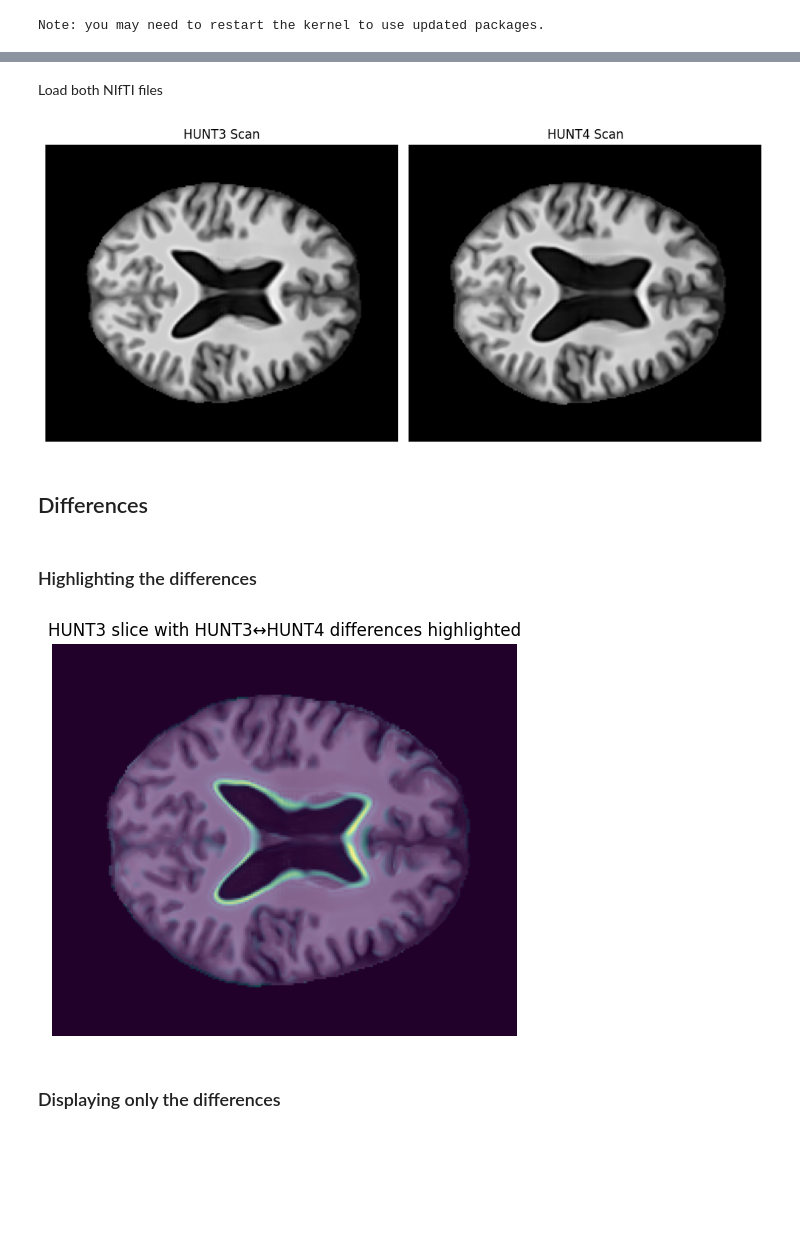
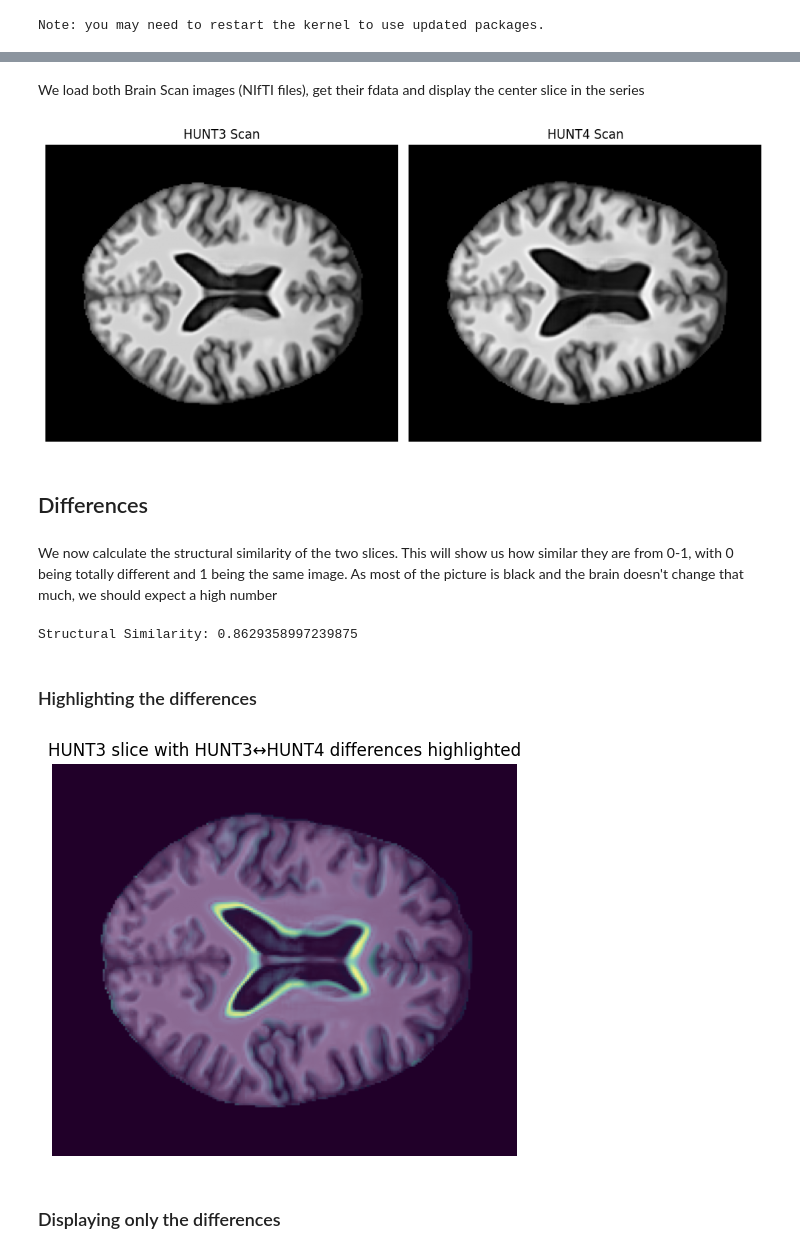
Before and after one commit to flippi321/NTNU-Master-Forprosjekt, a Jupyter notebook: HUNT-DATA-GATHERING/differences.ipynb, the cells around one changed output, grey strips where cells are left out. Saved outputs shown, nothing was run; the diff lists cells and outputs as text; code cells hidden in the pictures; blank space fills up the shorter version.

Commit message:
Added structural_similarity to compare photos

```diff
--- a/HUNT-DATA-GATHERING/differences.ipynb
+++ b/HUNT-DATA-GATHERING/differences.ipynb
@@ -30,52 +35,55 @@ Entry to open: 02460
 # %% [markdown]
-Load both NIfTI files
+We load both Brain Scan images (NIfTI files), get their fdata and display the center slice in the series
 # %%
 hunt3_img = nib.load(os.path.join(hunt_path, hunts[0], entry, entry+'_0_T1_PREP_MNI.nii.gz'))
 hunt3_data = hunt3_img.get_fdata()
 
 hunt4_img = nib.load(os.path.join(hunt_path, hunts[1], entry, entry+'_1_T1_PREP_MNI.nii.gz'))
 hunt4_data = hunt4_img.get_fdata()
 
 # Create figure with 1 row and 2 columns
 fig, axs = plt.subplots(1, 2, figsize=(10, 5))
 
 # Show HUNT3 image
-axs[0].imshow(hunt3_data[:, :, hunt3_data.shape[2] // 2], cmap='gray')
+h3_slice = hunt3_data[:, :, hunt3_data.shape[2] // 2]
+axs[0].imshow(h3_slice, cmap='gray')
 axs[0].set_title('HUNT3 Scan')
 axs[0].axis('off')
 
 # Show HUNT4 image
-axs[1].imshow(hunt4_data[:, :, hunt4_data.shape[2] // 2], cmap='gray')
+h4_slice = hunt4_data[:, :, hunt4_data.shape[2] // 2]
+axs[1].imshow(h4_slice, cmap='gray')
 axs[1].set_title('HUNT4 Scan')
 axs[1].axis('off')
 
 plt.tight_layout()
 plt.show()
 # %% [output]
-[figure, old version]
+[figure, new version]
 # %% [markdown]
 ## Differences
+# %% [markdown]
+We now calculate the structural similarity of the two slices. This will show us how similar they are from 0-1, with 0 being totally different and 1 being the same image. As most of the picture is black and the brain doesn't change that much, we should expect a high number
+# %%
+data_range = h3_slice.max() - h3_slice.min()
+ssim_3d, _ = structural_similarity(h3_slice, h4_slice, data_range=data_range, channel_axis=None, full=True)
+print("Structural Similarity:", ssim_3d)
+# %% [output]
+Structural Similarity: 0.8629358997239875
 # %% [markdown]
 ### Highlighting the differences
 # %%
-# Pick a slice (middle axial)
-k = hunt3_data.shape[2] // 2
-
 # Simple absolute difference
-diff_slice = np.abs(hunt3_data[:, :, k] - hunt4_data[:, :, k])
-
-
-
-mask = diff_slice
+diff_slice = np.abs(h3_slice - h4_slice)
 
 plt.figure(figsize=(6, 6))
-plt.imshow(hunt3_data[:, :, k], cmap='gray')
-plt.imshow(mask, alpha=0.5)  # default colormap overlays in color
+plt.imshow(h3_slice, cmap='gray')
+plt.imshow(diff_slice, alpha=0.5)  # default colormap overlays in color
 plt.title('HUNT3 slice with HUNT3↔HUNT4 differences highlighted')
 plt.axis('off')
 plt.show()
 # %% [output]
-[figure, old version]
+[figure, new version]
 # %% [markdown]
 ### Displaying only the differences
 # %%
```
Also changed, not shown: parts of 7 cells of this notebook.
